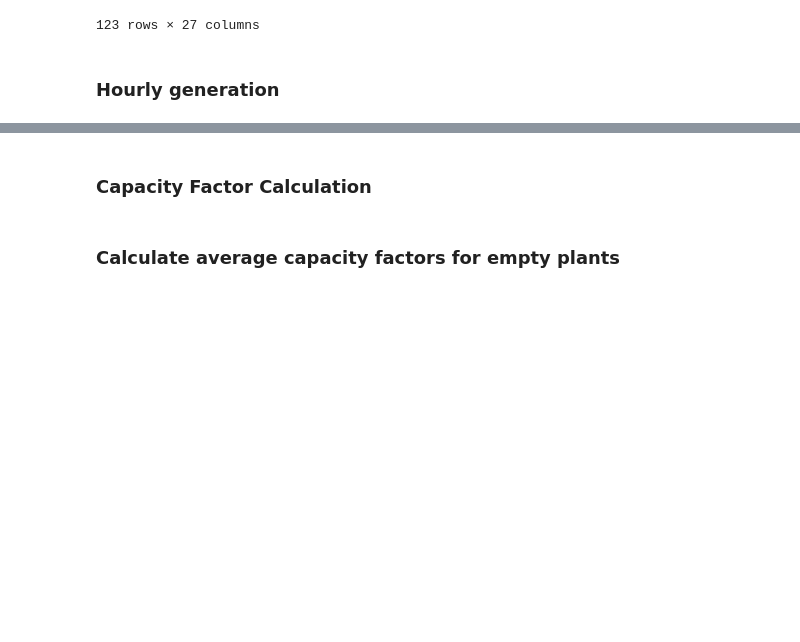
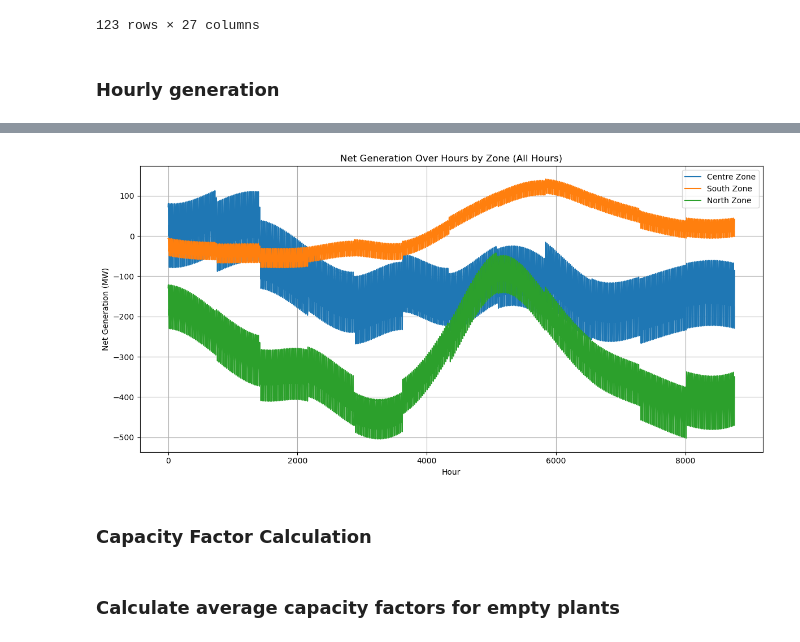
Before and after one commit to lukasschirren/GeoH2-prep-Laos, a Jupyter notebook: runoff_new_plants.ipynb, the cells around one changed output, grey strips where cells are left out. Drawn from its saved outputs; the diff is of its cells as text; code cells hidden in the pictures; blank space fills up the shorter version.

Commit message:
Completed net generation

```diff
--- a/runoff_new_plants.ipynb
+++ b/runoff_new_plants.ipynb
@@ -374,0 +434,3 @@ merged_data_wet
+# %%
+hourly_values_wet = calculate_hourly_values(merged_data_wet, monthly_columns, hours_in_month)
+hourly_values_dry = calculate_hourly_values(merged_data_dry, monthly_columns, hours_in_month)
@@ -374,0 +480,7 @@ merged_data_wet
+# %%
+# Load spatial data
+plants_gdf = gdf_25  # Replace with gdf30 if needed
+areas_gdf = gpd.read_file(r'Raw_Spatial_Data\areas_laos.geojson')
+
+# Step 1: Assign zones to plants
+plants_with_zones = assign_zones_to_plants(plants_gdf, areas_gdf)
@@ -374,0 +649,9 @@ merged_data_wet
+# %%
+# Distribute demand and subtract from generation
+net_generation = distribute_and_subtract_demand_v2(
+    hourly_generation=hourly_values_dry,  # Hourly generation DataFrame
+    zone_profiles=zone_profiles,         # Zone-specific hourly demand profiles
+    plants_data=plants_with_zones,       # Plant data with zones
+    zone_column="Area_new24"             # Zone column name
+)
+net_generation
@@ -375,2 +675,58 @@ merged_data_wet
+# %%
+def plot_net_generation(net_generation, plants_data, zone_column, max_hours=None):
+    """
+    Plot the net generation over time for each zone with an optional hour limit.
+
+    Args:
+        net_generation (pd.DataFrame): Net hourly generation values (time x plants).
+        plants_data (GeoDataFrame): Plant data containing assigned zones.
+        zone_column (str): Column name indicating plant zone ('north', 'centre', 'south').
+        max_hours (int, optional): Maximum number of hours to display. Defaults to None (show all hours).
+
+    Returns:
+        None
+    """
+    # Limit the data to the first `max_hours` if specified
+    if max_hours:
+        net_generation = net_generation.iloc[:max_hours]
+
+    # Create an hour index (1 to total hours in net_generation)
+    hour_index = range(1, len(net_generation) + 1)
+
+    # Group plants by zone
+    zones = plants_data[zone_column].unique()
+
+    plt.figure(figsize=(12, 6))
+
+    for zone in zones:
+        # Get plants in this zone
+        plants_in_zone = plants_data[plants_data[zone_column] == zone]['name']
+
+        # Aggregate net generation for the zone
+        zone_net_generation = net_generation[plants_in_zone].sum(axis=1)
+
+        # Plot the zone's net generation
+        plt.plot(hour_index, zone_net_generation, label=f"{zone.capitalize()} Zone")
+
+    # Customize the plot
+    plt.title(f"Net Generation Over Hours by Zone ({'All Hours' if not max_hours else f'First {max_hours} Hours'})")
+    plt.xlabel("Hour")
+    plt.ylabel("Net Generation (MW)")
+    plt.legend()
+    plt.grid(True)
+    plt.tight_layout()
+
+    # Show the plot
+    plt.show()
+
+# Plot only the first 1000 hours
+plot_net_generation(
+    net_generation=net_generation,
+    plants_data=plants_with_zones,
+    zone_column="Area_new24",
+    # max_hours=700
+)
+# %% [output]
+[figure, added]
 # %% [markdown]
 ### Capacity Factor Calculation
```
Also changed, not shown: parts of 20 cells of this notebook, 2 other files.
